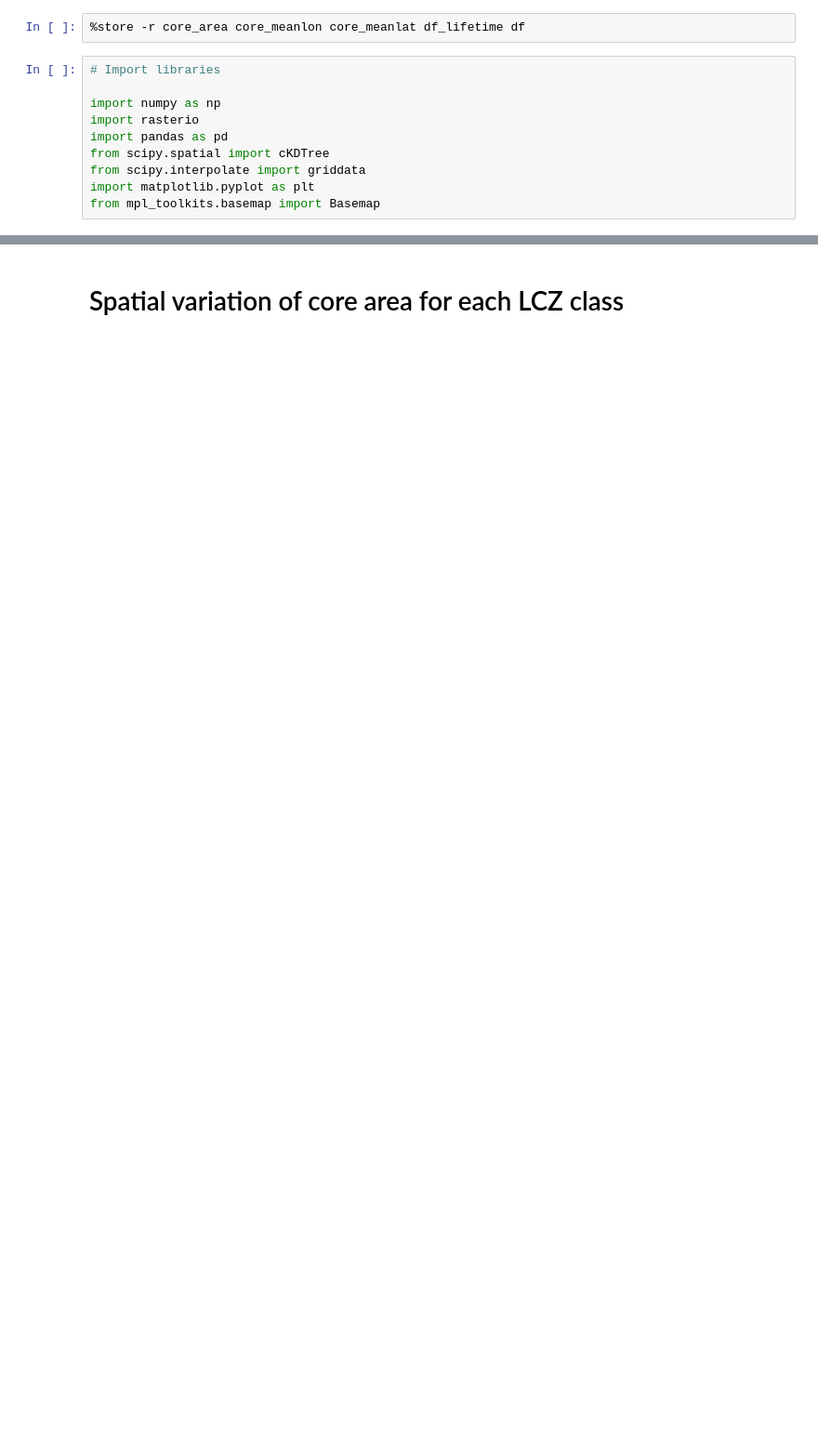
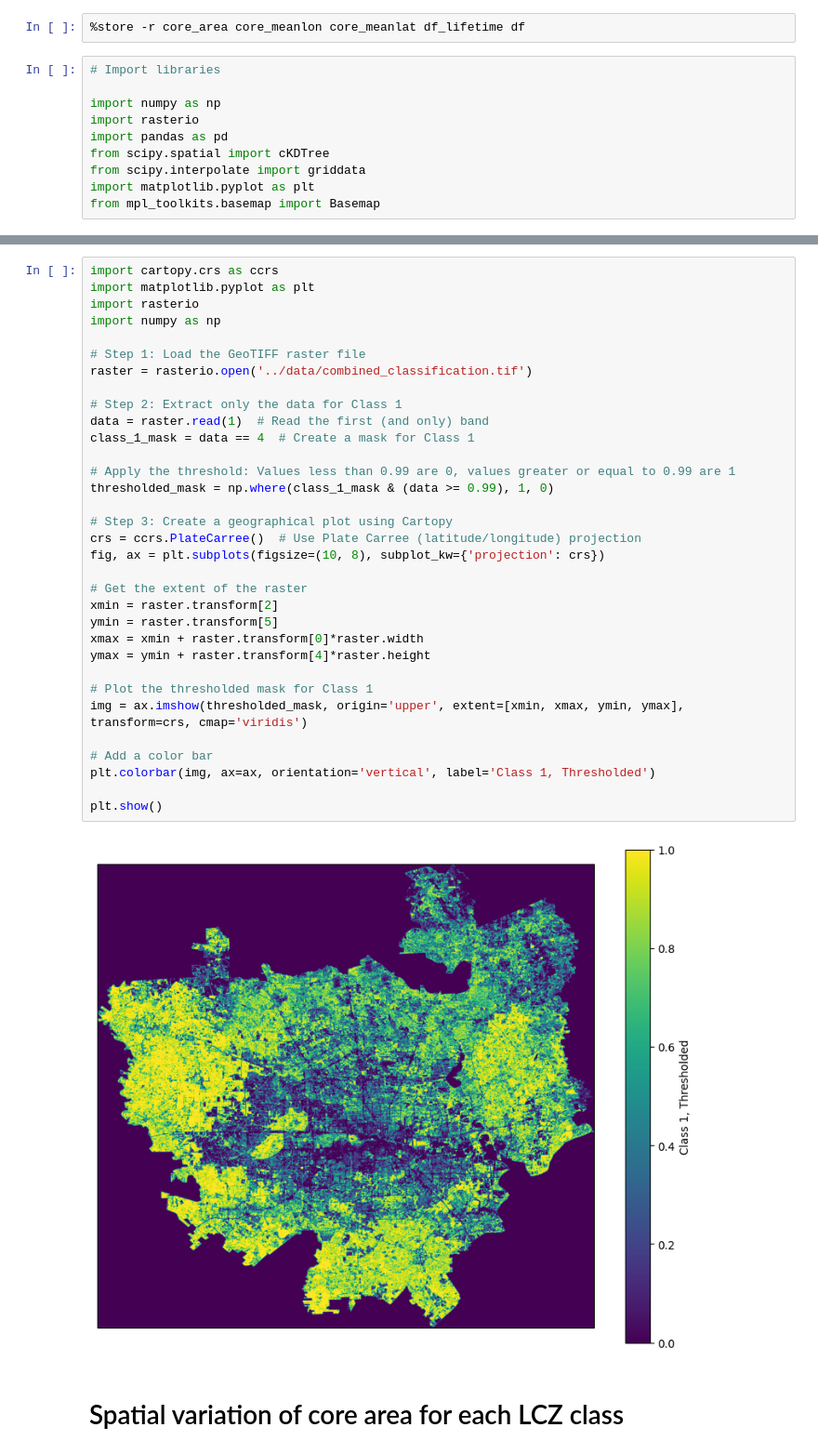
Before and after one commit to oluwafemiomitusa/Geospatial-Analysis, a Jupyter notebook: Radar/notebooks/convective_cells_2.ipynb, the cells around one changed output, grey strips where cells are left out. Shown at 93% size. Cells and saved outputs as stored; diff of their text form; blank space fills up the shorter version.

```diff
--- a/Radar/notebooks/convective_cells_2.ipynb
+++ b/Radar/notebooks/convective_cells_2.ipynb
@@ -58,5 +58,40 @@ for class_num in range(1, 17):
 
     # Save the result DataFrame to a CSV file
     merged_df.to_csv(f'../data/LCZ_classes/class{class_num}.csv', index=False)
+# %%
+import cartopy.crs as ccrs
+import matplotlib.pyplot as plt
+import rasterio
+import numpy as np
+
+# Step 1: Load the GeoTIFF raster file
+raster = rasterio.open('../data/combined_classification.tif')
+
+# Step 2: Extract only the data for Class 1
+data = raster.read(1)  # Read the first (and only) band
+class_1_mask = data == 4  # Create a mask for Class 1
+
+# Apply the threshold: Values less than 0.99 are 0, values greater or equal to 0.99 are 1
+thresholded_mask = np.where(class_1_mask & (data >= 0.99), 1, 0)
+
+# Step 3: Create a geographical plot using Cartopy
+crs = ccrs.PlateCarree()  # Use Plate Carree (latitude/longitude) projection
+fig, ax = plt.subplots(figsize=(10, 8), subplot_kw={'projection': crs})
+
+# Get the extent of the raster
+xmin = raster.transform[2]
+ymin = raster.transform[5]
+xmax = xmin + raster.transform[0]*raster.width
+ymax = ymin + raster.transform[4]*raster.height
+
+# Plot the thresholded mask for Class 1
+img = ax.imshow(thresholded_mask, origin='upper', extent=[xmin, xmax, ymin, ymax], transform=crs, cmap='viridis')
+
+# Add a color bar
+plt.colorbar(img, ax=ax, orientation='vertical', label='Class 1, Thresholded')
+
+plt.show()
+# %% [output]
+[figure, added]
 # %% [markdown]
 # Spatial variation of core area for each LCZ class
```
Also changed, not shown: parts of 14 cells of this notebook, 22 other files.
